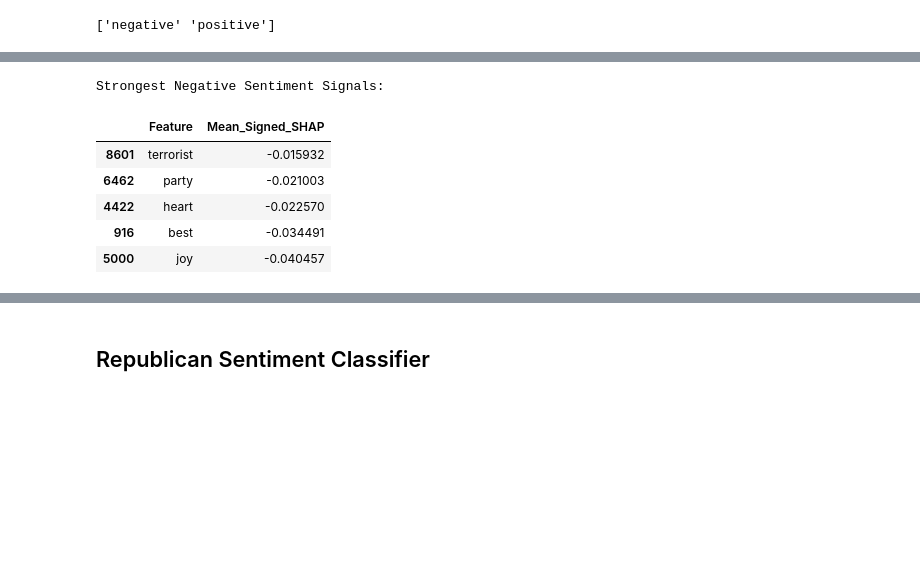
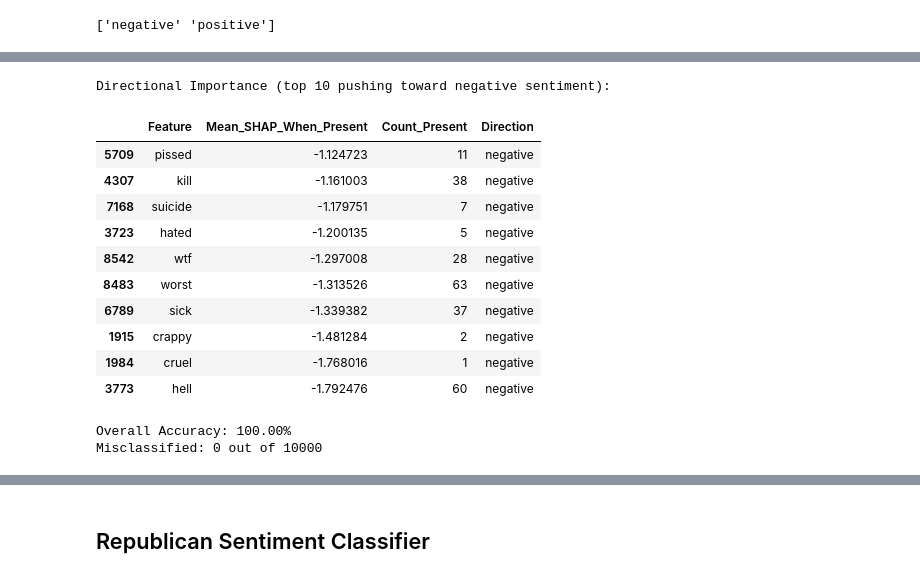
Before and after one commit to Birkbeck/msc-project-source-code-files-24-25-tayyib-saddique, a Jupyter notebook: x_processing/shap.ipynb, the cells around one changed output, grey strips where cells are left out. Saved outputs shown, nothing was run; the diff lists cells and outputs as text; code cells hidden in the pictures; blank space fills up the shorter version.

```diff
--- a/x_processing/shap.ipynb
+++ b/x_processing/shap.ipynb
@@ -136,0 +240,6 @@ feature_importance_df_dir.head(10)
+# %%
+y_pred_sample = party_model.predict(X_sample_test)
+misclassified_mask = y_pred_sample != y_sample_test.values
+
+print(f"Overall Accuracy: {(~misclassified_mask).mean():.2%}")
+print(f"Misclassified: {misclassified_mask.sum()} out of {len(y_pred_sample)}")
@@ -188,14 +447,28 @@ print(class_labels)
 # %% [output]
 ['negative' 'positive']
 # %%
-print("Directional Feature Importance (Top 10 by Mean Signed SHAP)")
-mean_signed_shap = np.mean(target_shap_values, axis=0)
+feature_importance = []
 
-directional_importance_df = pd.DataFrame({
-    'Feature': feature_names,
-    'Mean_Signed_SHAP': mean_signed_shap
-}).sort_values(by='Mean_Signed_SHAP', ascending=False)
+for i, feature_name in enumerate(dem_feature_names):
+    feature_vals = democrat_tfidf_dense[:, i]
+    shap_vals = shap_values[:, i]
 
-print("Strongest Positive Sentiment Signals:")
-directional_importance_df.head(5)
+    # Only consider samples where feature is present
+    mask = feature_vals > 0
+    if mask.sum() > 0:
+        mean_shap_when_present = shap_vals[mask].mean()
+        feature_importance.append({
+            'Feature': feature_name,
+            'Mean_SHAP_When_Present': mean_shap_when_present,
+            'Count_Present': mask.sum(),
+            'Direction': 'positive' if mean_shap_when_present > 0 else 'negative'
+        })
+
+df = pd.DataFrame(feature_importance).sort_values(
+    by='Mean_SHAP_When_Present',
+    ascending=False
+)
+
+print("Directional Importance (top 10 pushing toward positive sentiment):")
+df.head(10)
 # %% [output]
@@ -210,11 +487,25 @@ Strongest Positive Sentiment Signals:
 # %%
-print("Strongest Negative Sentiment Signals:")
-directional_importance_df.tail(5)
+print("Directional Importance (top 10 pushing toward negative sentiment):")
+df.tail(10)
 # %% [output]
-Strongest Negative Sentiment Signals:
+Directional Importance (top 10 pushing toward negative sentiment):
-|  | Feature | Mean_Signed_SHAP |
-| 8601 | terrorist | -0.015932 |
-| 6462 | party | -0.021003 |
-| 4422 | heart | -0.022570 |
-| 916 | best | -0.034491 |
-| 5000 | joy | -0.040457 |
+|  | Feature | Mean_SHAP_When_Present | Count_Present | Direction |
+| 5709 | pissed | -1.124723 | 11 | negative |
+| 4307 | kill | -1.161003 | 38 | negative |
+| 7168 | suicide | -1.179751 | 7 | negative |
+| 3723 | hated | -1.200135 | 5 | negative |
+| 8542 | wtf | -1.297008 | 28 | negative |
+| 8483 | worst | -1.313526 | 63 | negative |
+| 6789 | sick | -1.339382 | 37 | negative |
+| 1915 | crappy | -1.481284 | 2 | negative |
+| 1984 | cruel | -1.768016 | 1 | negative |
+| 3773 | hell | -1.792476 | 60 | negative |
+# %%
+y_pred_sample = model.predict(X_sample_test)
+misclassified_mask = y_pred_sample != y_sample_test.values
+
+print(f"Overall Accuracy: {(~misclassified_mask).mean():.2%}")
+print(f"Misclassified: {misclassified_mask.sum()} out of {len(y_pred_sample)}")
+# %% [output]
+Overall Accuracy: 100.00%
+Misclassified: 0 out of 10000
```
Also changed, not shown: parts of 18 cells of this notebook, 1 other file.
